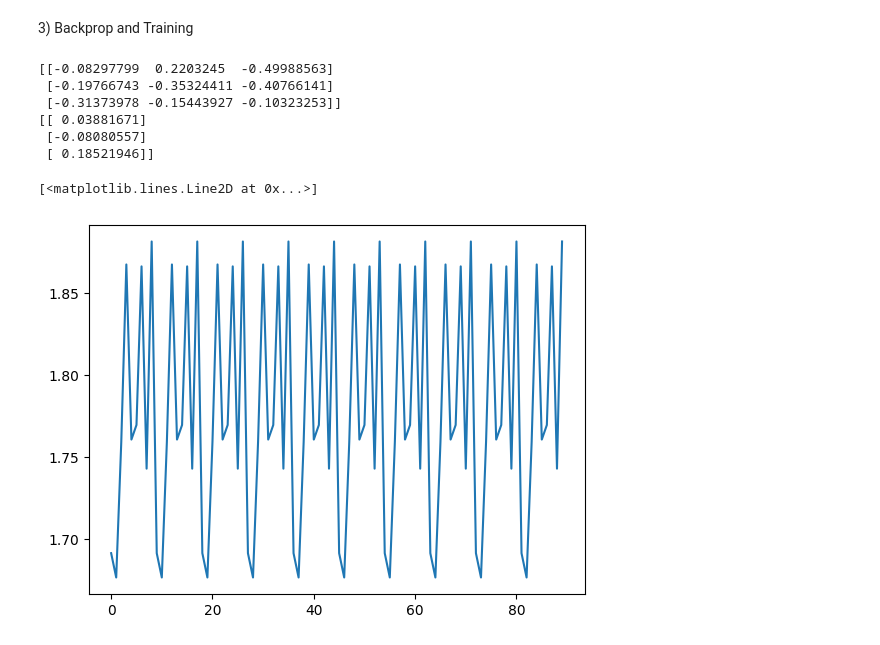
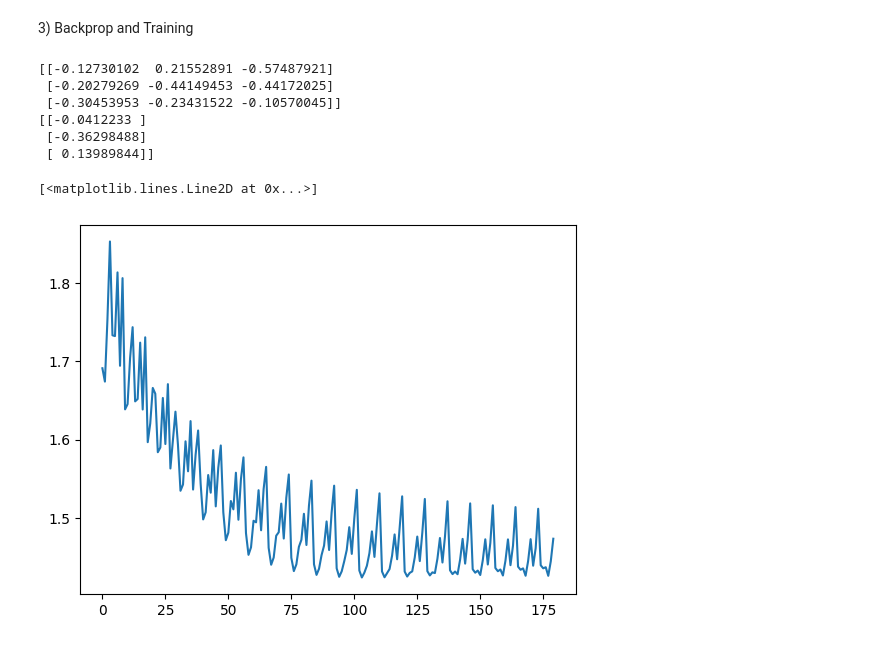
Before and after one commit to dvsh-n/Simple-CNN, a Jupyter notebook: main.ipynb, the cells around one changed output. Cells and saved outputs as stored; diff of their text form; code cells hidden in the pictures.

```diff
--- a/main.ipynb
+++ b/main.ipynb
@@ -205,43 +208,44 @@ def CNN_forward_prop(image, W1, W2, stride):
     X2 = np.dot(X1, W2)
     return X2, X1
 
 def CNN_backward_prop(T, X1, X2, W1, W2, image):
-    dZ_dX2 = 2*(X2-T).reshape(3,1)
+    dZ_dX2 = (X2-T).reshape(3,1)
     dX2_dX1 = (W2.T).reshape(3,1)
     dZ_dW2 = np.dot(X1.T, dZ_dX2)
-    dZ_dW1 = Corr2D(image, np.dot(dZ_dX2,dX2_dX1.T), 2)
+    dZ_dW1 = Corr2D(image, np.dot(dZ_dX2, dX2_dX1.T), 2)
     return dZ_dW2, dZ_dW1
 
 def CNN_train(images, target, alpha = 5e-6):
     np.random.seed(1)
     W1 = (np.random.rand(3,3)-0.5)
     W2 = (np.random.rand(3)-0.5).reshape(3,1)
 
     errors = []
-    max_epochs = 10
+    max_epochs = 20
 
     for i in range(max_epochs):
         for image_idx in range(images.shape[0]):
-            X2, X1 = CNN_forward_prop(images[image_idx,:,:], W1, W2, 2)
+            X0 = images[image_idx]
+            X2, X1 = CNN_forward_prop(X0, W1, W2, 2)
             errors.append(np.linalg.norm(X2-target[image_idx]))
-            dW2, dW1 = CNN_backward_prop(target[image_idx].reshape(3,1), X1, X2, W1, W2, images[image_idx])
+            dW2, dW1 = CNN_backward_prop(target[image_idx].reshape(3,1), X1, X2, W1, W2, X0)
             W2 -= alpha*dW2
             W1 -= alpha*dW1
 
     return W1, W2, errors
 
-W1, W2, errors = CNN_train(image7by7, target, alpha=5e-10)
+W1, W2, errors = CNN_train(image7by7, target, alpha=5e-3)
 
 print(W1)
 print(W2)
 
 plt.plot(errors)
 # %% [output]
-[[-0.08297799  0.2203245  -0.49988563]
- [-0.19766743 -0.35324411 -0.40766141]
- [-0.31373978 -0.15443927 -0.10323253]]
-[[ 0.03881671]
- [-0.08080557]
- [ 0.18521946]]
+[[-0.12730102  0.21552891 -0.57487921]
+ [-0.20279269 -0.44149453 -0.44172025]
+ [-0.30453953 -0.23431522 -0.10570045]]
+[[-0.0412233 ]
+ [-0.36298488]
+ [ 0.13989844]]
 [<matplotlib.lines.Line2D at 0x...>]
-[figure, old version]
+[figure, new version]
```
Also changed, not shown: parts of 2 cells of this notebook.
